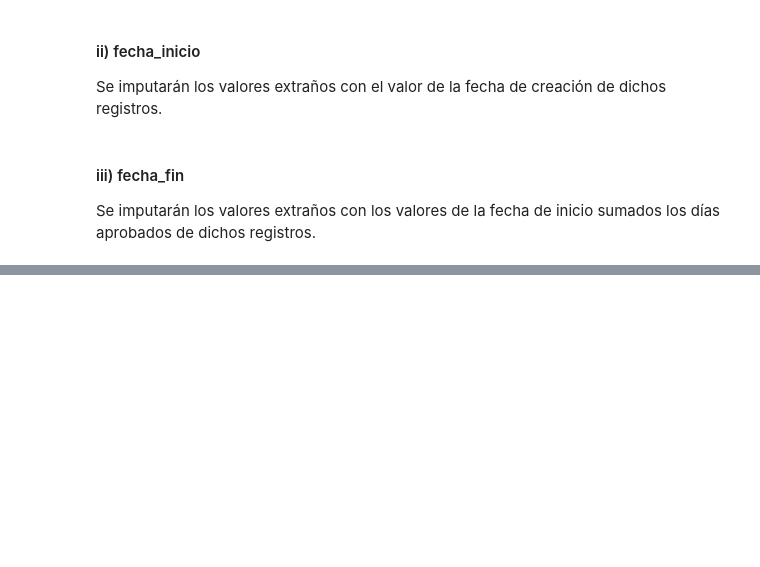
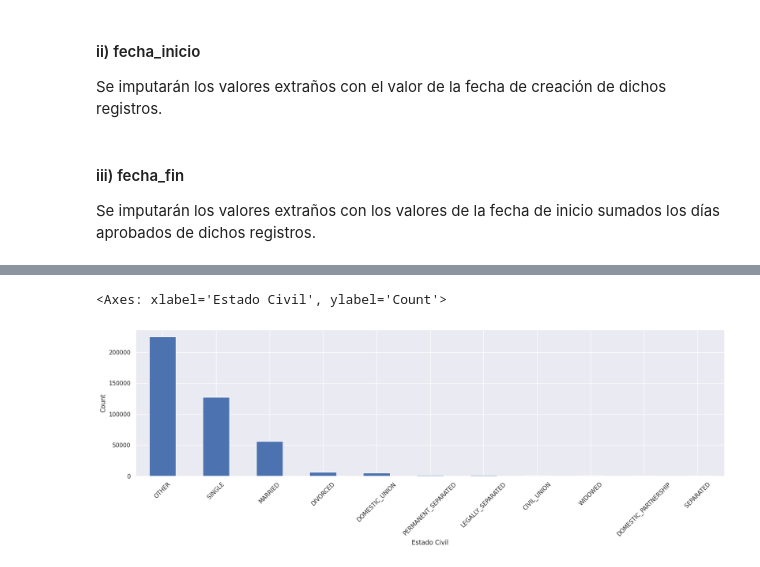
Before and after one commit to grabyc/diplodatos-mentoria, a Jupyter notebook: TP02/TP02_Consignas.ipynb, the cells around one changed output, grey strips where cells are left out. Drawn from its saved outputs; the diff is of its cells as text; code cells hidden in the pictures; blank space fills up the shorter version.

```diff
--- a/TP02/TP02_Consignas.ipynb
+++ b/TP02/TP02_Consignas.ipynb
@@ -544,0 +552,5 @@ dtype: int64
+# %%
+relev_df['estado_civil'].value_counts().plot(kind='bar', xlabel='Estado Civil', ylabel='Count', rot=45)
+# %% [output]
+<Axes: xlabel='Estado Civil', ylabel='Count'>
+[figure, added]
```
Also changed, not shown: parts of 18 cells of this notebook.
